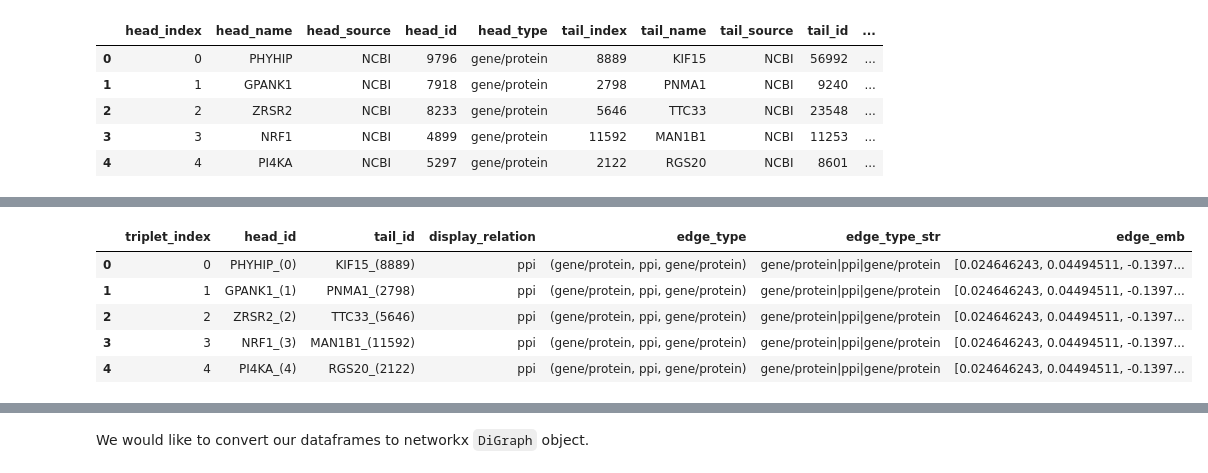
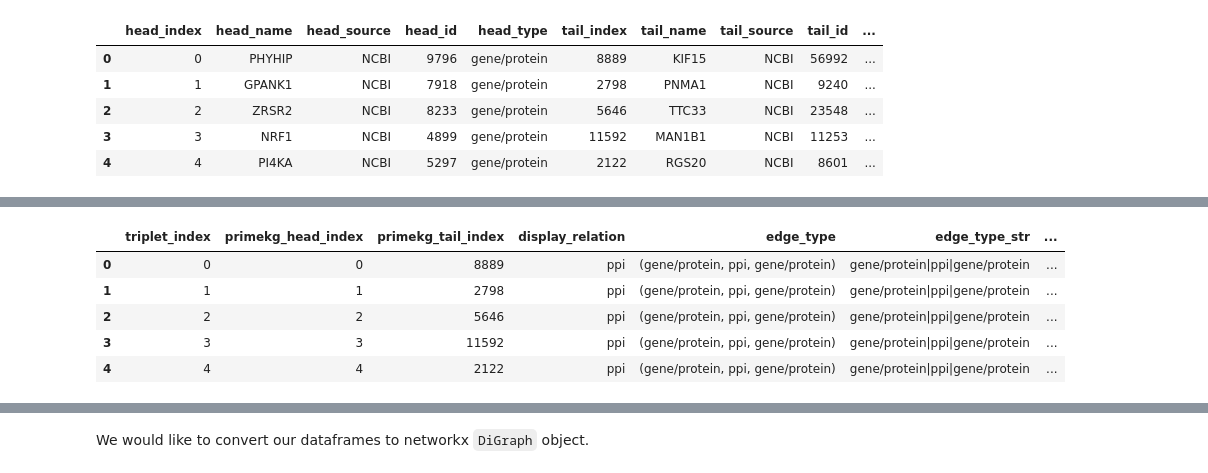
Before and after one commit to VirtualPatientEngine/AIAgents4Pharma, a Jupyter notebook: docs/notebooks/talk2knowledgegraphs/tutorial_biobridge_multimodal.ipynb, the cells around one changed output, grey strips where cells are left out. Cells and saved outputs as stored; diff of their text form; code cells hidden in the pictures.

```diff
--- a/docs/notebooks/talk2knowledgegraphs/tutorial_biobridge_multimodal.ipynb
+++ b/docs/notebooks/talk2knowledgegraphs/tutorial_biobridge_multimodal.ipynb
@@ -730,0 +790,6 @@ batch_metadata_df
+# %%
+edges_feat_embeddings_df['head_index'] = edges_feat_embeddings_df['custom_id'].apply(lambda x: int(x.split('_')[1]))
+edges_feat_embeddings_df['tail_index'] = edges_feat_embeddings_df['custom_id'].apply(lambda x: int(x.split('_')[2]))
+edges_feat_embeddings_df['display_relation'] = edges_feat_embeddings_df['custom_id'].apply(lambda x: x.split('_')[3])
+edges_feat_embeddings_df.drop(columns=['custom_id'], inplace=True)
+edges_feat_embeddings_df.head(5)
@@ -730,0 +803,4 @@ batch_metadata_df
+# %%
+edges_df = edges_df.merge(edges_feat_embeddings_df, on=['head_index', 'tail_index', 'display_relation'], how='left')
+edges_df.rename(columns={'embedding': 'feat_emb'}, inplace=True)
+edges_df.head(5)
@@ -771,15 +863,15 @@ After that, we perform the same embedding process for the edges using Ollama mod
 # # Add them as features to the dataframe
 # edges_df['edge_attr'] = edge_embeddings
 # %%
-# Using nomic-ai/nomic-embed-text-v1.5 model via Ollama
-emb_model = EmbeddingWithOllama(model_name='nomic-embed-text')
+# # Using nomic-ai/nomic-embed-text-v1.5 model via Ollama
+# emb_model = EmbeddingWithOllama(model_name='nomic-embed-text')
 
-# Populate the edge embeddings dictionary
-edge_embeddings_keys = edges_df.edge_type.unique().tolist()
-edge_embeddings = emb_model.embed_documents([str(e) for e in edge_embeddings_keys])
-edge_embeddings_dict = dict(zip(edge_embeddings_keys, edge_embeddings))
-edges_df['edge_emb'] = edges_df.apply(lambda x: edge_embeddings_dict[x.edge_type], axis=1)
-edges_df.head(5)
+# # Populate the edge embeddings dictionary
+# edge_embeddings_keys = edges_df.edge_type.unique().tolist()
+# edge_embeddings = emb_model.embed_documents([str(e) for e in edge_embeddings_keys])
+# edge_embeddings_dict = dict(zip(edge_embeddings_keys, edge_embeddings))
+# edges_df['edge_emb'] = edges_df.apply(lambda x: edge_embeddings_dict[x.edge_type], axis=1)
+# edges_df.head(5)
 # %% [output]
 |  | head_index | head_name | head_source | head_id | head_type | tail_index | tail_name | tail_source | tail_id | ... |
 | 0 | 0 | PHYHIP | NCBI | 9796 | gene/protein | 8889 | KIF15 | NCBI | 56992 | ... |
@@ -790,7 +882,7 @@ edges_df.head(5)
 # %%
 # Drop and rename several columns
 edges_df.drop(columns=['head_source', 'head_id', 'head_type', 'tail_source', 'tail_id', 'tail_type', 'relation'], inplace=True)
-edges_df.rename(columns={'head_index': 'head_id', 'tail_index': 'tail_id'}, inplace=True)
+edges_df.rename(columns={'head_index': 'primekg_head_index', 'tail_index': 'primekg_tail_index'}, inplace=True)
 
 # Check dataframe of edges
 edges_df.head(5)
@@ -816,17 +908,17 @@ edges_df.head(5)
 # %%
 # Modify the edge dataframe
-edges_df["head_id"] = edges_df.apply(lambda x: f"{x.head_name}_({x.head_id})", axis=1)
-edges_df["tail_id"] = edges_df.apply(lambda x: f"{x.tail_name}_({x.tail_id})", axis=1)
+edges_df["head_id"] = edges_df.apply(lambda x: f"{x.head_name}_({x.primekg_head_index})", axis=1)
+edges_df["tail_id"] = edges_df.apply(lambda x: f"{x.tail_name}_({x.primekg_tail_index})", axis=1)
 edges_df.drop(columns=['head_name', 'tail_name'], inplace=True)
 edges_df.reset_index(drop=True, inplace=True)
 edges_df.head(5)
 # %% [output]
-|  | triplet_index | head_id | tail_id | display_relation | edge_type | edge_type_str | edge_emb |
-| 0 | 0 | PHYHIP_(0) | KIF15_(8889) | ppi | (gene/protein, ppi, gene/protein) | gene/protein|ppi|gene/protein | [0.024646243, 0.04494511, -0.1397... |
-| 1 | 1 | GPANK1_(1) | PNMA1_(2798) | ppi | (gene/protein, ppi, gene/protein) | gene/protein|ppi|gene/protein | [0.024646243, 0.04494511, -0.1397... |
-| 2 | 2 | ZRSR2_(2) | TTC33_(5646) | ppi | (gene/protein, ppi, gene/protein) | gene/protein|ppi|gene/protein | [0.024646243, 0.04494511, -0.1397... |
-| 3 | 3 | NRF1_(3) | MAN1B1_(11592) | ppi | (gene/protein, ppi, gene/protein) | gene/protein|ppi|gene/protein | [0.024646243, 0.04494511, -0.1397... |
-| 4 | 4 | PI4KA_(4) | RGS20_(2122) | ppi | (gene/protein, ppi, gene/protein) | gene/protein|ppi|gene/protein | [0.024646243, 0.04494511, -0.1397... |
+|  | triplet_index | primekg_head_index | primekg_tail_index | display_relation | edge_type | edge_type_str | ... |
+| 0 | 0 | 0 | 8889 | ppi | (gene/protein, ppi, gene/protein) | gene/protein|ppi|gene/protein | ... |
+| 1 | 1 | 1 | 2798 | ppi | (gene/protein, ppi, gene/protein) | gene/protein|ppi|gene/protein | ... |
+| 2 | 2 | 2 | 5646 | ppi | (gene/protein, ppi, gene/protein) | gene/protein|ppi|gene/protein | ... |
+| 3 | 3 | 3 | 11592 | ppi | (gene/protein, ppi, gene/protein) | gene/protein|ppi|gene/protein | ... |
+| 4 | 4 | 4 | 2122 | ppi | (gene/protein, ppi, gene/protein) | gene/protein|ppi|gene/protein | ... |
 # %%
 # Add index columns for head and tail nodes
 # Map head_id to head_index
```
Also changed, not shown: parts of 42 cells of this notebook, 5 other files.
